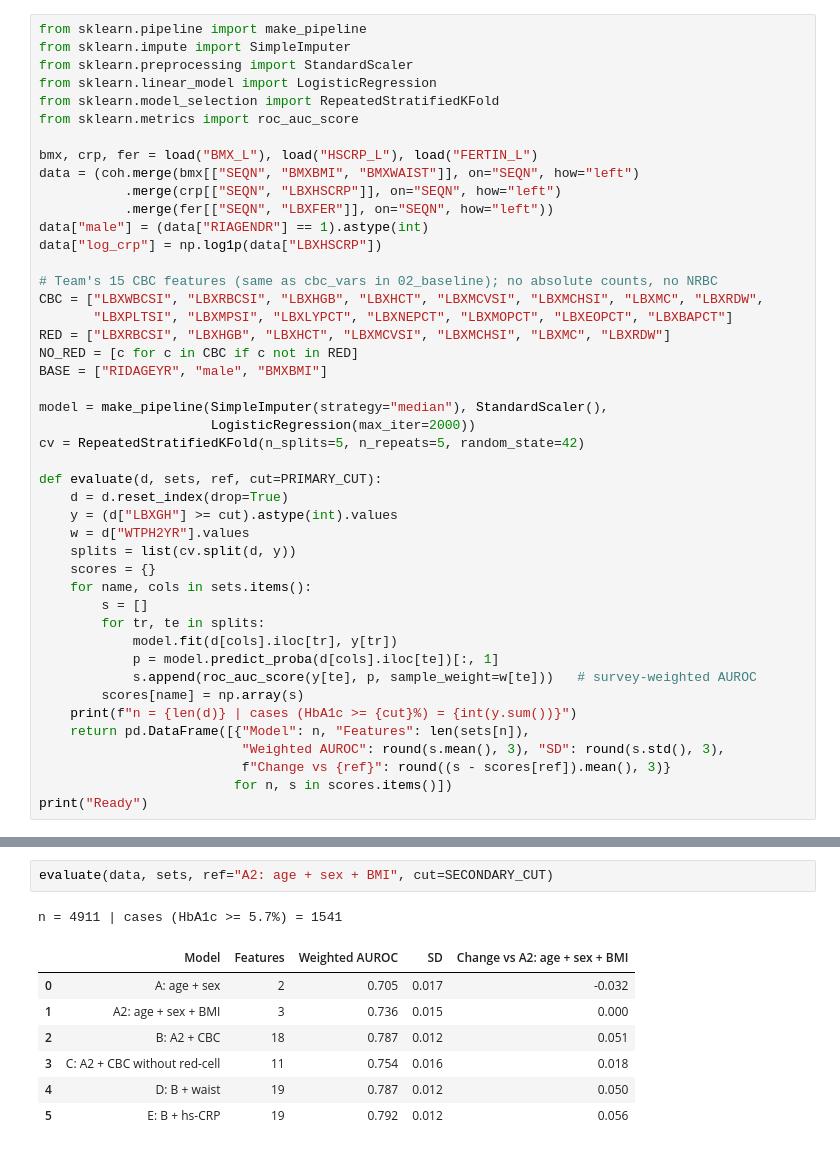
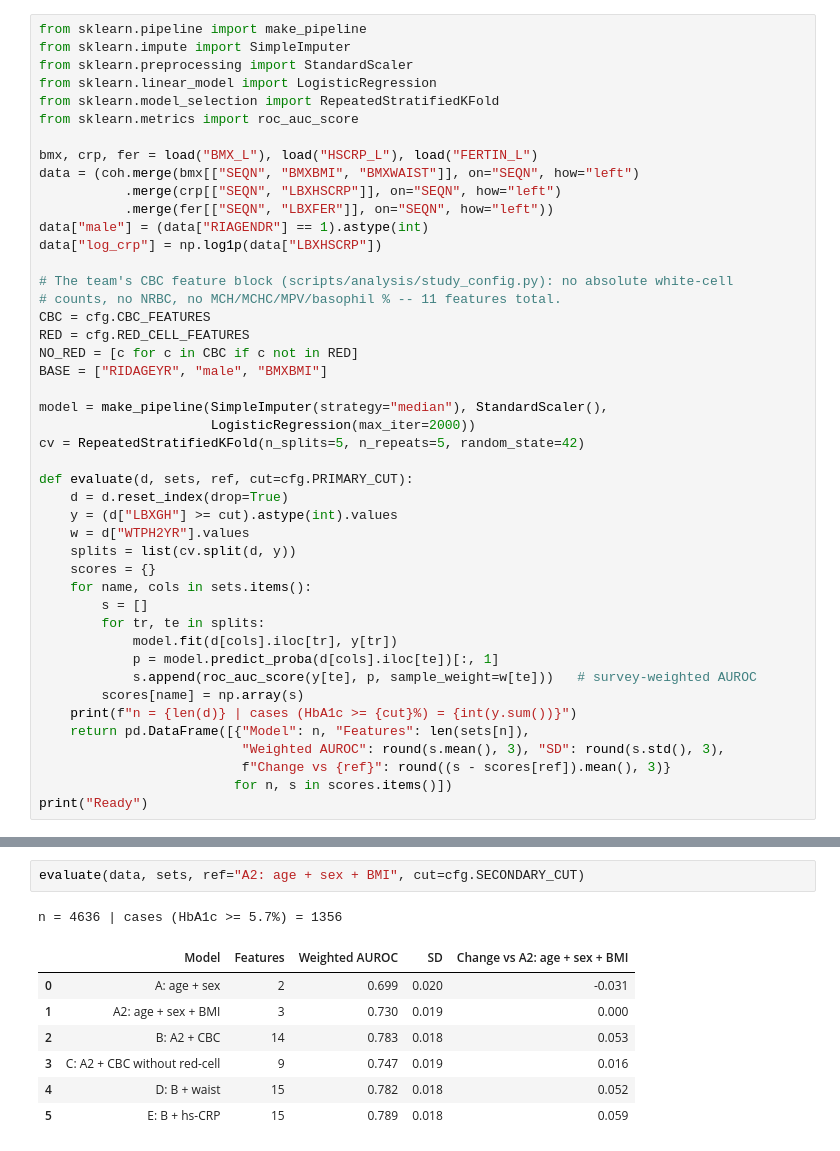
Before and after one commit to hamidsaeed13/VORTEX-BMEN-600-Project, a Jupyter notebook: notebooks/03_survey_design.ipynb, the cells around one changed output, grey strips where cells are left out. Cells and saved outputs as stored; diff of their text form.

```diff
--- a/notebooks/03_survey_design.ipynb
+++ b/notebooks/03_survey_design.ipynb
@@ -76,10 +81,10 @@ data = (coh.merge(bmx[["SEQN", "BMXBMI", "BMXWAIST"]], on="SEQN", how="left")
 data["male"] = (data["RIAGENDR"] == 1).astype(int)
 data["log_crp"] = np.log1p(data["LBXHSCRP"])
 
-# Team's 15 CBC features (same as cbc_vars in 02_baseline); no absolute counts, no NRBC
-CBC = ["LBXWBCSI", "LBXRBCSI", "LBXHGB", "LBXHCT", "LBXMCVSI", "LBXMCHSI", "LBXMC", "LBXRDW",
-       "LBXPLTSI", "LBXMPSI", "LBXLYPCT", "LBXNEPCT", "LBXMOPCT", "LBXEOPCT", "LBXBAPCT"]
-RED = ["LBXRBCSI", "LBXHGB", "LBXHCT", "LBXMCVSI", "LBXMCHSI", "LBXMC", "LBXRDW"]
+# The team's CBC feature block (scripts/analysis/study_config.py): no absolute white-cell
+# counts, no NRBC, no MCH/MCHC/MPV/basophil % -- 11 features total.
+CBC = cfg.CBC_FEATURES
+RED = cfg.RED_CELL_FEATURES
 NO_RED = [c for c in CBC if c not in RED]
 BASE = ["RIDAGEYR", "male", "BMXBMI"]
 
@@ -87,7 +92,7 @@ model = make_pipeline(SimpleImputer(strategy="median"), StandardScaler(),
                       LogisticRegression(max_iter=2000))
 cv = RepeatedStratifiedKFold(n_splits=5, n_repeats=5, random_state=42)
 
-def evaluate(d, sets, ref, cut=PRIMARY_CUT):
+def evaluate(d, sets, ref, cut=cfg.PRIMARY_CUT):
     d = d.reset_index(drop=True)
     y = (d["LBXGH"] >= cut).astype(int).values
     w = d["WTPH2YR"].values
@@ -151,11 +156,11 @@ Iron subgroup: 1130 people | cases at >= 6.5%: 19
 # %%
-evaluate(data, sets, ref="A2: age + sex + BMI", cut=SECONDARY_CUT)
+evaluate(data, sets, ref="A2: age + sex + BMI", cut=cfg.SECONDARY_CUT)
 # %% [output]
-n = 4911 | cases (HbA1c >= 5.7%) = 1541
+n = 4636 | cases (HbA1c >= 5.7%) = 1356
 |  | Model | Features | Weighted AUROC | SD | Change vs A2: age + sex + BMI |
-| 0 | A: age + sex | 2 | 0.705 | 0.017 | -0.032 |
-| 1 | A2: age + sex + BMI | 3 | 0.736 | 0.015 | 0.000 |
-| 2 | B: A2 + CBC | 18 | 0.787 | 0.012 | 0.051 |
-| 3 | C: A2 + CBC without red-cell | 11 | 0.754 | 0.016 | 0.018 |
-| 4 | D: B + waist | 19 | 0.787 | 0.012 | 0.050 |
-| 5 | E: B + hs-CRP | 19 | 0.792 | 0.012 | 0.056 |
+| 0 | A: age + sex | 2 | 0.699 | 0.020 | -0.031 |
+| 1 | A2: age + sex + BMI | 3 | 0.730 | 0.019 | 0.000 |
+| 2 | B: A2 + CBC | 14 | 0.783 | 0.018 | 0.053 |
+| 3 | C: A2 + CBC without red-cell | 9 | 0.747 | 0.019 | 0.016 |
+| 4 | D: B + waist | 15 | 0.782 | 0.018 | 0.052 |
+| 5 | E: B + hs-CRP | 15 | 0.789 | 0.018 | 0.059 |
```
Also changed, not shown: parts of 4 cells of this notebook, 22 other files.
